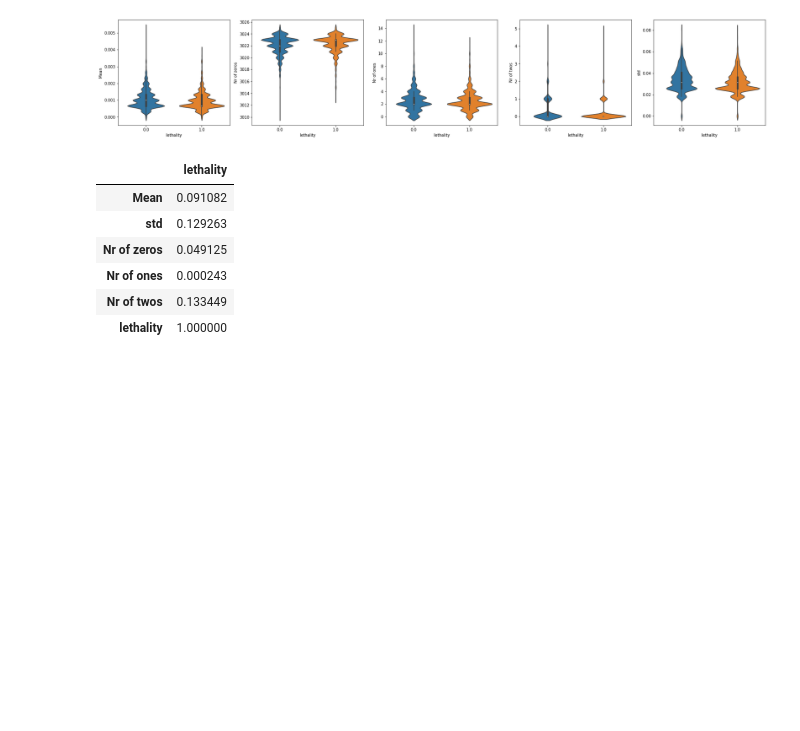
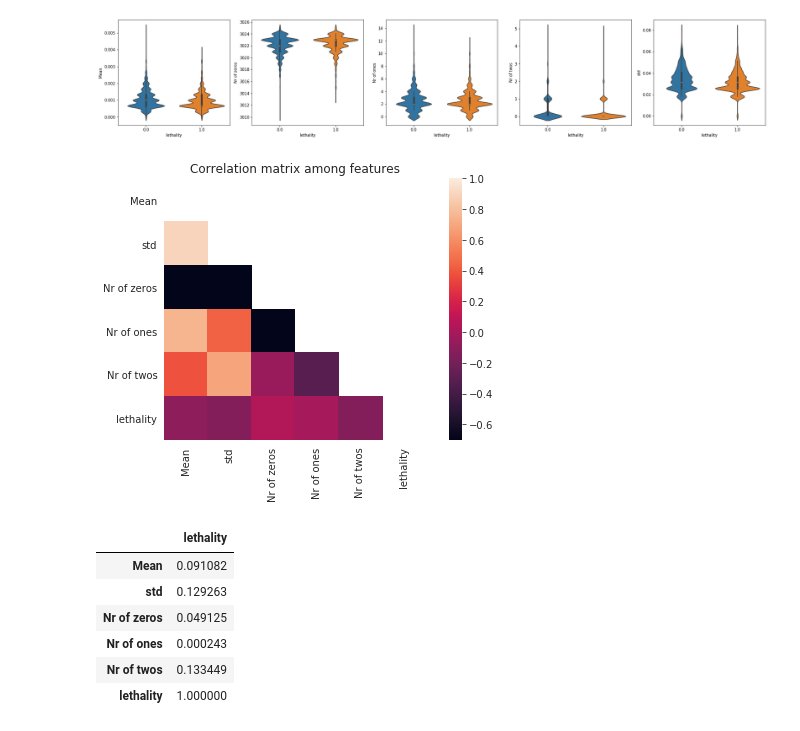
Before and after one commit to leilaicruz/machine-learning-for-yeast, a Jupyter notebook: prot_domains2lethality.ipynb, the cells around one changed output. Saved outputs shown, nothing was run; the diff lists cells and outputs as text; code cells hidden in the pictures; blank space fills up the shorter version.

```diff
--- a/prot_domains2lethality.ipynb
+++ b/prot_domains2lethality.ipynb
@@ -170,6 +171,18 @@ sns.violinplot(x="lethality", y="std", data=feature_post,ax=axs[4])
 # %% [output]
 <matplotlib.axes._subplots.AxesSubplot at 0x...>
 [figure]
+# %%
+corr = feature_post.corr()
+mask = np.zeros_like(corr)
+mask[np.triu_indices_from(mask)] = True
+with sns.axes_style("white"):
+    f, ax = plt.subplots(figsize=(7, 5))
+    ax = sns.heatmap(corr, mask=mask, vmax=1,vmin=-0.7 ,square=True)
+ax.set_title('Correlation matrix among features')
+plt.tight_layout()
+plt.savefig('output-images/corr-matrix-heatmap-among-features.png',dpi=300,transparent=True,format='png')
+# %% [output]
+[figure, added]
 # %%
 feature_post.corr().abs()[["lethality"]]
 # %% [output]
```
Also changed, not shown: parts of 31 cells of this notebook.
